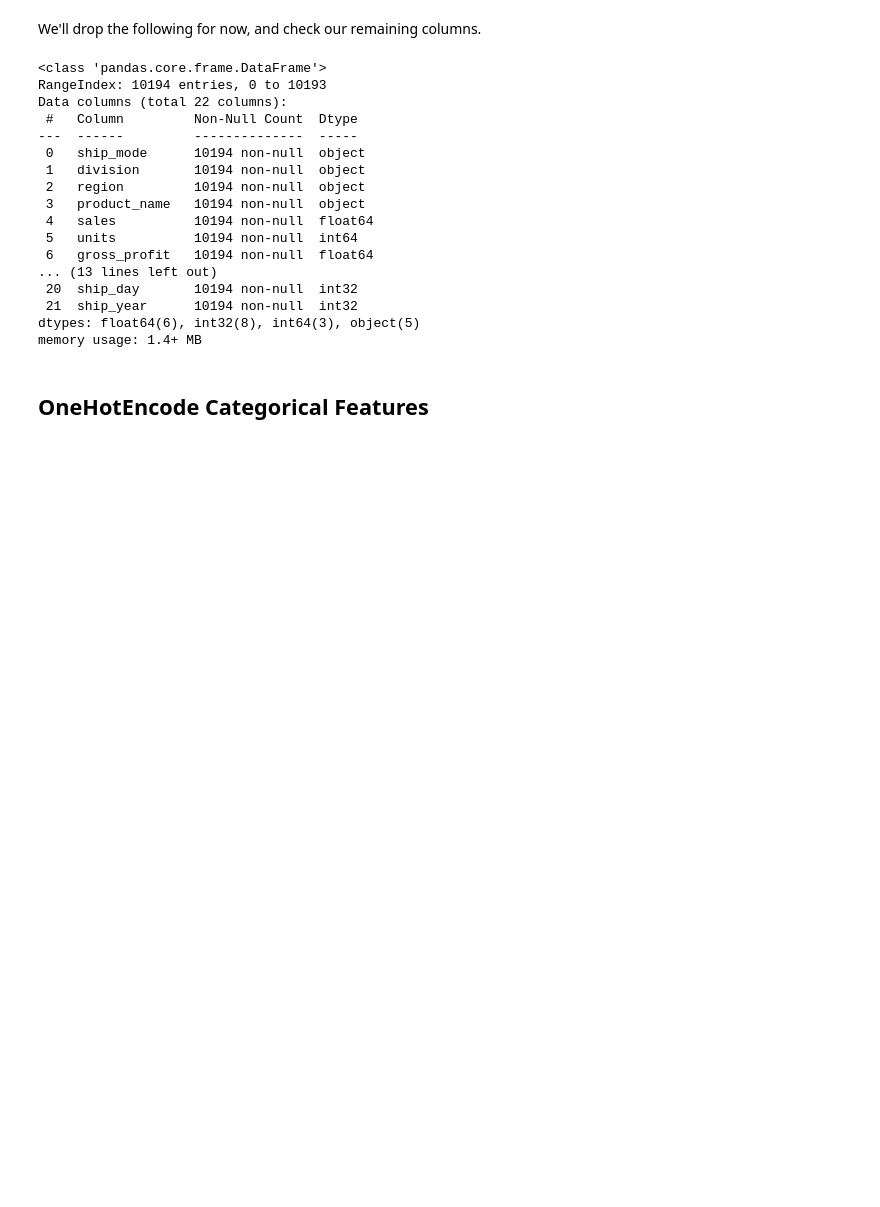
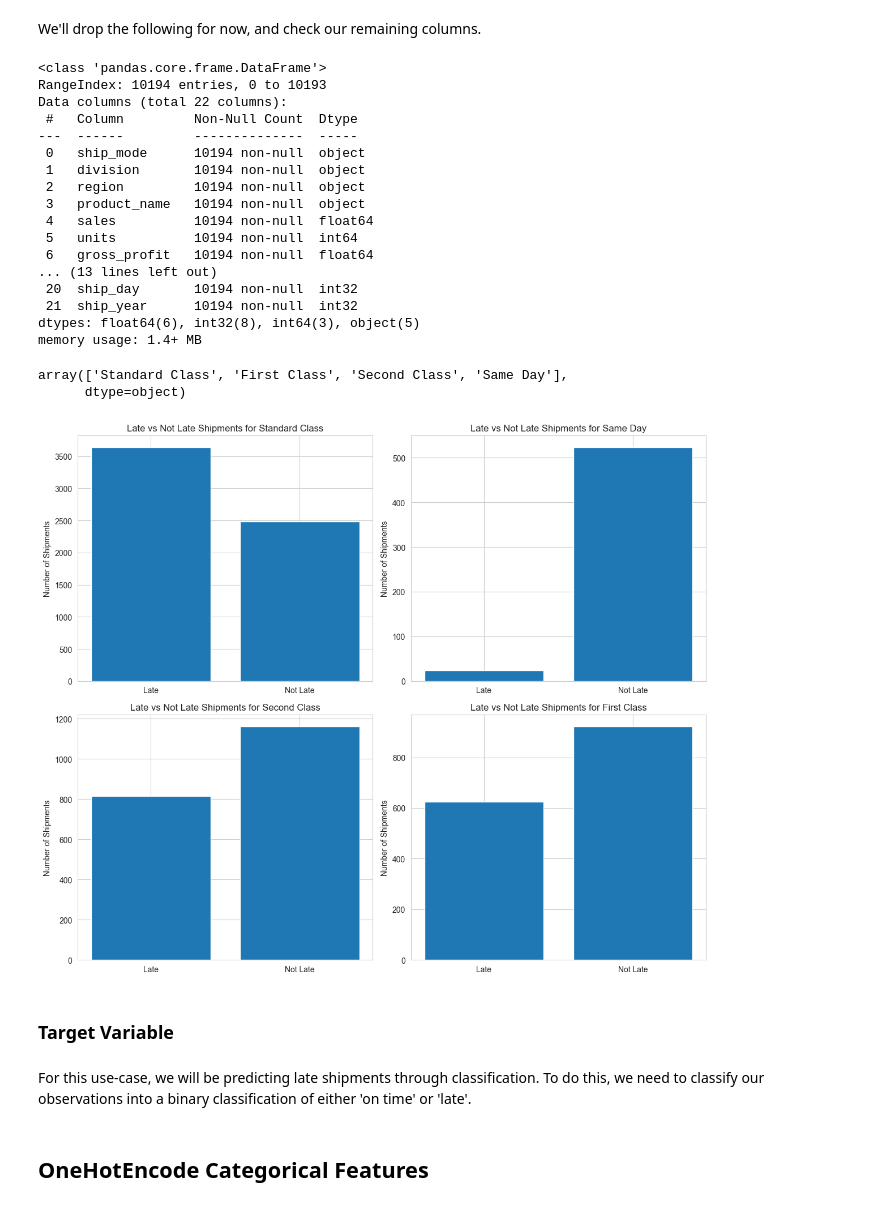
Before and after one commit to jastro-dev/operational-efficiency-and-predictive-analytics-candy-distribution, a Jupyter notebook: main_notebook.ipynb, the cells around one changed output. Saved outputs shown, nothing was run; the diff lists cells and outputs as text; code cells hidden in the pictures; blank space fills up the shorter version.

```diff
--- a/main_notebook.ipynb
+++ b/main_notebook.ipynb
@@ -1169,3 +1169,35 @@ Data columns (total 22 columns):
  21  ship_year      10194 non-null  int32
 dtypes: float64(6), int32(8), int64(3), object(5)
 memory usage: 1.4+ MB
+# %%
+df_final['ship_mode'].unique()
+# %% [output]
+array(['Standard Class', 'First Class', 'Second Class', 'Same Day'],
+      dtype=object)
+# %%
+# Verify distribution between late number of days thresholds
+
+num_days_for_late = [5, 1, 4, 3]
+
+ship_modes = ['Standard Class', 'Same Day', 'Second Class', 'First Class']
+
+fig, axes = plt.subplots(2, 2, figsize=(12, 10))
+axes = axes.flatten()
+
+for i, mode in enumerate(ship_modes):
+    df_late = df_final[(df_final["lead_time"] > num_days_for_late[i]) & (df_final['ship_mode'] == mode)]
+    df_not_late = df_final[(df_final["lead_time"] <= num_days_for_late[i]) & (df_final['ship_mode'] == mode)]
+
+    ax = axes[i]
+    ax.set_title(f'Late vs Not Late Shipments for {mode}')
+    ax.bar(['Late', 'Not Late'], [df_late.shape[0], df_not_late.shape[0]])
+    ax.set_ylabel('Number of Shipments')
+
+plt.tight_layout()
+plt.show()
+# %% [output]
+[figure, added]
+# %% [markdown]
+### Target Variable
+# %% [markdown]
+For this use-case, we will be predicting late shipments through classification. To do this, we need to classify our observations into a binary classification of either 'on time' or 'late'.
```
Also changed, not shown: parts of 105 cells of this notebook, 1 other file.
